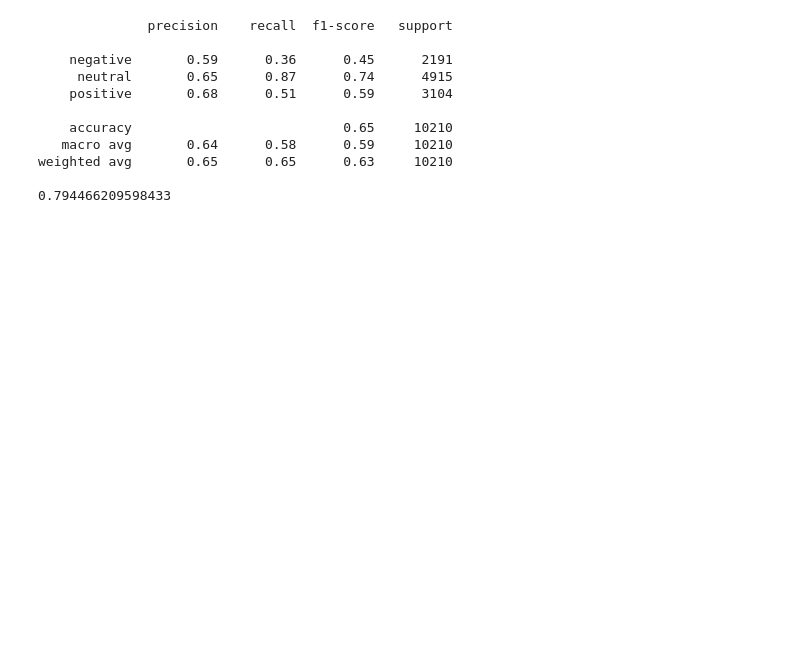
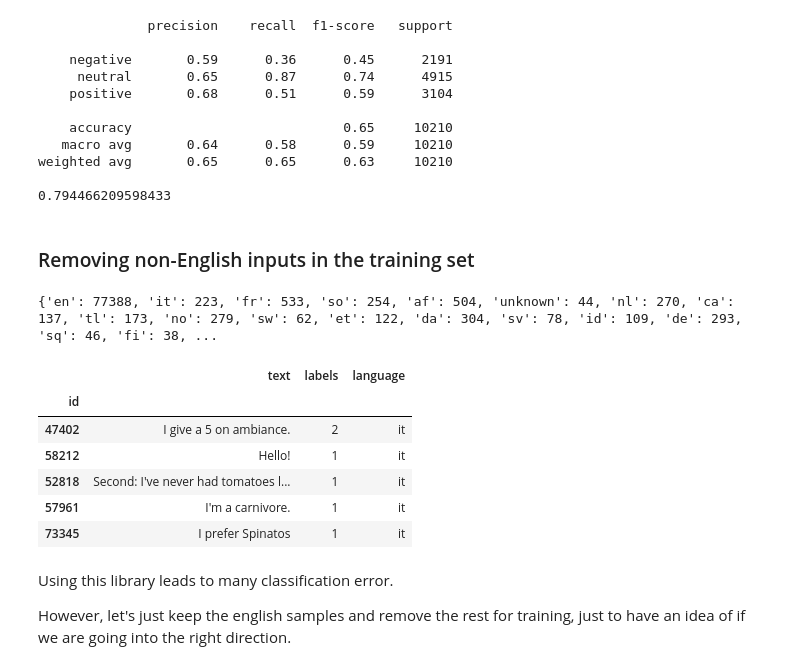
Before and after one commit to Thosam1/SentimentClassification, a Jupyter notebook: notebooks/basic_machine_learning.ipynb, the cells around one changed output. Cells and saved outputs as stored; diff of their text form; code cells hidden in the pictures; blank space fills up the shorter version.

```diff
--- a/notebooks/basic_machine_learning.ipynb
+++ b/notebooks/basic_machine_learning.ipynb
@@ -417,3 +438,44 @@ print(L_score(y_test, y_test_pred_lr))
 weighted avg       0.65      0.65      0.63     10210
 
 0.794466209598433
+# %% [markdown]
+### Removing non-English inputs in the training set
+# %%
+from langdetect import detect, DetectorFactory
+
+DetectorFactory.seed = RANDOM_SEED  # for reproducibility
+
+# Detect language for each text in train_df, handle empty strings
+def safe_detect(text):
+	text = str(text).strip()
+	if not text:
+		return 'unknown'
+	try:
+		return detect(text)
+	except Exception:
+		return 'unknown'
+
+train_df['language'] = train_df['text'].apply(safe_detect)
+
+# Get indices of samples for each language as a dictionary
+language_indices = {lang: train_df.index[train_df['language'] == lang].tolist() for lang in train_df['language'].unique()}
+# %%
+language_counts = {lang: len(indices) for lang, indices in language_indices.items()}
+print(language_counts)
+# %% [output]
+{'en': 77388, 'it': 223, 'fr': 533, 'so': 254, 'af': 504, 'unknown': 44, 'nl': 270, 'ca': 137, 'tl': 173, 'no': 279, 'sw': 62, 'et': 122, 'da': 304, 'sv': 78, 'id': 109, 'de': 293, 'sq': 46, 'fi': 38, ...
+# %%
+train_df.loc[language_indices['it'][:5]].copy()
+# %% [output]
+|  | text | labels | language |
+| id |  |  |  |
+| 47402 | I give a 5 on ambiance. | 2 | it |
+| 58212 | Hello! | 1 | it |
+| 52818 | Second: I've never had tomatoes l... | 1 | it |
+| 57961 | I'm a carnivore. | 1 | it |
+| 73345 | I prefer Spinatos | 1 | it |
+# %% [markdown]
+Using this library leads to many classification error.
+
+
+However, let's just keep the english samples and remove the rest for training, just to have an idea of if we are going into the right direction.
```
Also changed, not shown: parts of 39 cells of this notebook, 7 other files.
